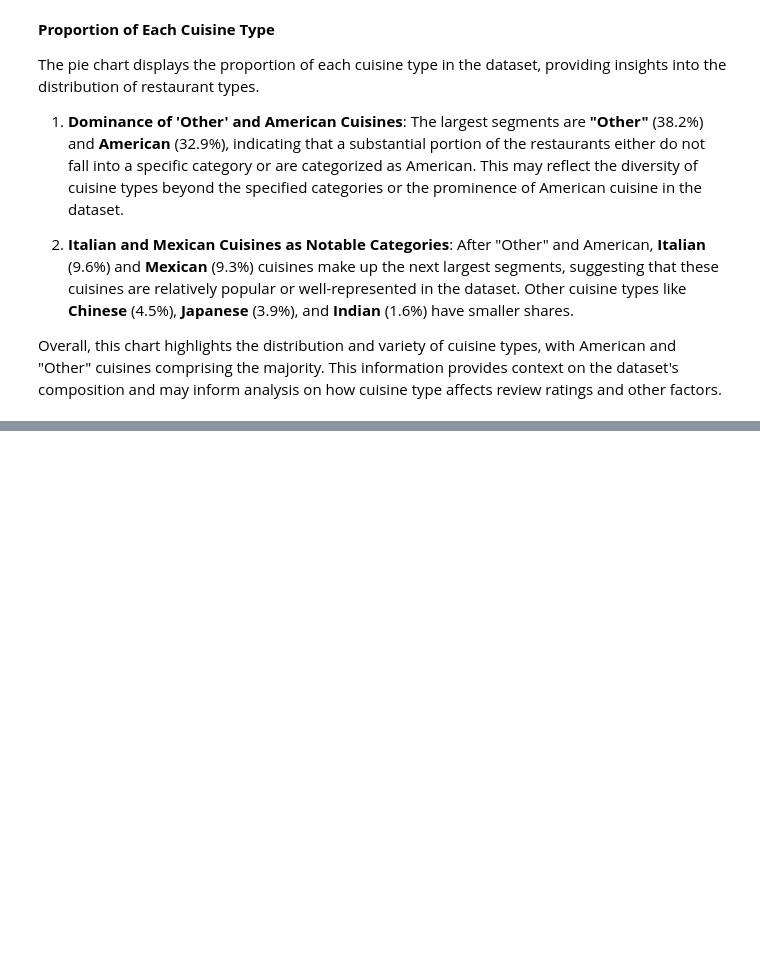
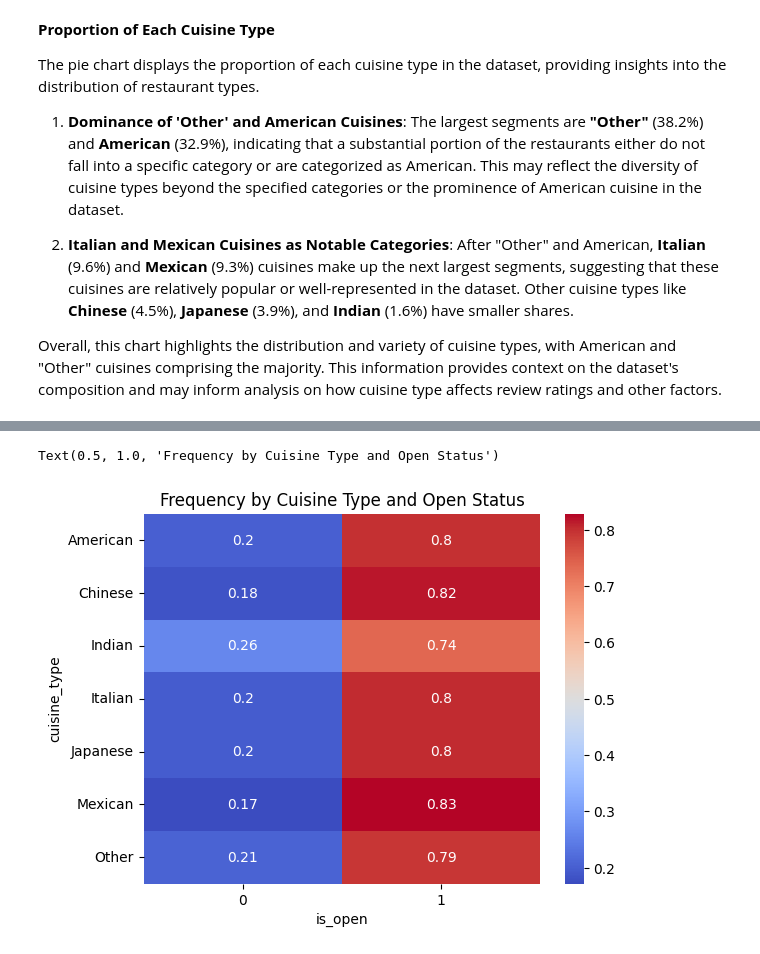
Before and after one commit to zihaohugh/SI-618-Final-Project, a Jupyter notebook: analysis.ipynb, the cells around one changed output, grey strips where cells are left out. Drawn from its saved outputs; the diff is of its cells as text; code cells hidden in the pictures; blank space fills up the shorter version.

```diff
--- a/analysis.ipynb
+++ b/analysis.ipynb
@@ -162,12 +166,35 @@ print(stats_df)
 4        3.414539
 5        2.380217
 # %%
+def dict_to_avg_hrs(d):
+    '''
+    Convert the dictionary to average hours per day
+    '''
+    def str_to_min(s): #convert time str to min
+        return int(s.split(':')[0]) * 60 + int(s.split(':')[1])
+    if pd.isnull(d):
+        return np.nan
+    else:
+        d = eval(d) #convert string to dict
+    hr_dict = {}
+    for (day, d_info) in d.items():
+        start, end = d_info.split("-") #get start and end time str
+        start_min, end_min = str_to_min(start), str_to_min(end)
+        total_hrs = (end_min - start_min) / 60
+        if(total_hrs < 0): #if the end time is on the next day
+            total_hrs += 24
+        hr_dict[day] = total_hrs
+    #get average hours per day
+    return sum(hr_dict.values()) / len(hr_dict)
+
 # Convert date to datetime format if not already
 merged_df['date'] = pd.to_datetime(merged_df['date'], errors='coerce')
 
 # Extract month and year from the date
 merged_df['month'] = merged_df['date'].dt.month
 merged_df['year'] = merged_df['date'].dt.year
+# Acquire average opening hours
+merged_df['avg_opening_hrs'] = merged_df['hours'].apply(dict_to_avg_hrs)
 
 # Group by month and calculate review count and average rating
 monthly_trends = merged_df.groupby('month').agg(
@@ -196,6 +223,8 @@ print(monthly_trends)
 # %%
 # Calculate additional statistics for review length grouped by rating
 merged_df['review_length'] = merged_df['text'].apply(len)
+thres = np.quantile(merged_df['review_length'].describe(), 0.7)
+merged_df['long_review'] = merged_df['review_length'] > thres
 review_length_by_rating = merged_df.groupby('review_stars').agg(
     average_review_length=('review_length', 'mean'),
     median_review_length=('review_length', 'median'),
@@ -690,0 +721,8 @@ Overall, this chart highlights the distribution and variety of cuisine types, wi
+# %%
+ct = pd.crosstab(index = merged_df['cuisine_type'],
+                 columns = merged_df['is_open'], normalize='index')
+sns.heatmap(ct, cmap='coolwarm', annot=True)
+plt.title('Frequency by Cuisine Type and Open Status')
+# %% [output]
+Text(0.5, 1.0, 'Frequency by Cuisine Type and Open Status')
+[figure, added]
```
Also changed, not shown: parts of 35 cells of this notebook.
